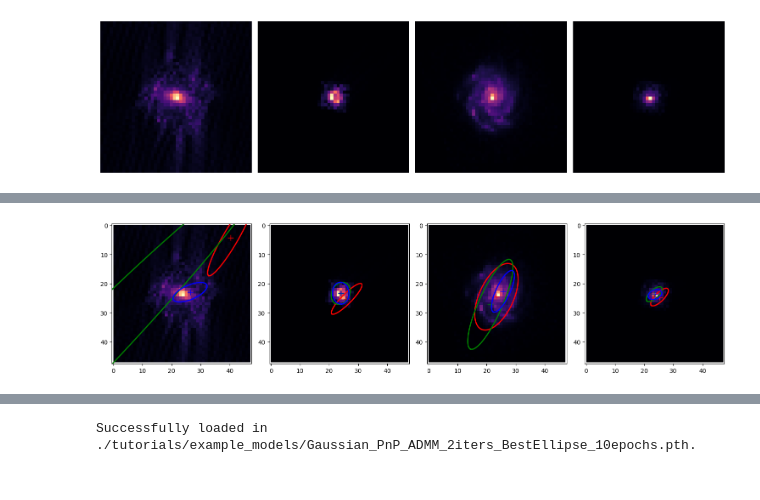
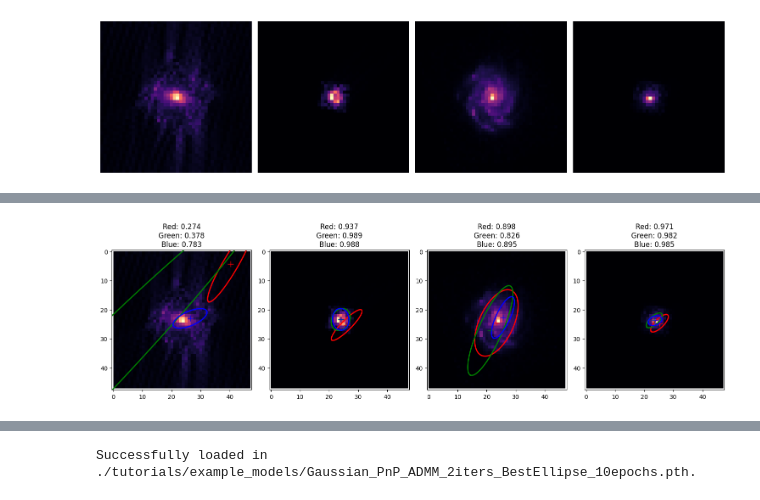
Before and after one commit to mbertagna/Galaxy-Deconv, a Jupyter notebook: final_report.ipynb, the cells around one changed output, grey strips where cells are left out. Cells and saved outputs as stored; diff of their text form; code cells hidden in the pictures.

```diff
--- a/final_report.ipynb
+++ b/final_report.ipynb
@@ -221,9 +260,16 @@ plt.show()
 # %%
 peak_positions=[0.25, 0.3, 0.35]
 
-params_sets_gt, _ = zip(*[ellipse_params_batched(transform_tensor_batched(gt_batch), peak_pos=pp) for pp in peak_positions])
+params_sets = []
+ellipse_fit_metrics = []
 
-plot_batch_with_ellipses(gt_batch, list(params_sets_gt))
+for peak_pos in peak_positions:
+    param_set, _ = ellipse_params_batched(transform_tensor_batched(gt_batch), peak_pos=peak_pos)
+    fit_metric = ellipse_fit_metric(gt_batch, param_set)
+    params_sets.append(param_set)
+    ellipse_fit_metrics.append(fit_metric)
+
+plot_batch_with_ellipses(gt_batch, params_sets, ellipse_fit_metrics=ellipse_fit_metrics)
 plt.show()
 # %% [output]
-[figure, old version]
+[figure, new version]
```
Also changed, not shown: parts of 63 cells of this notebook, 7 other files.
